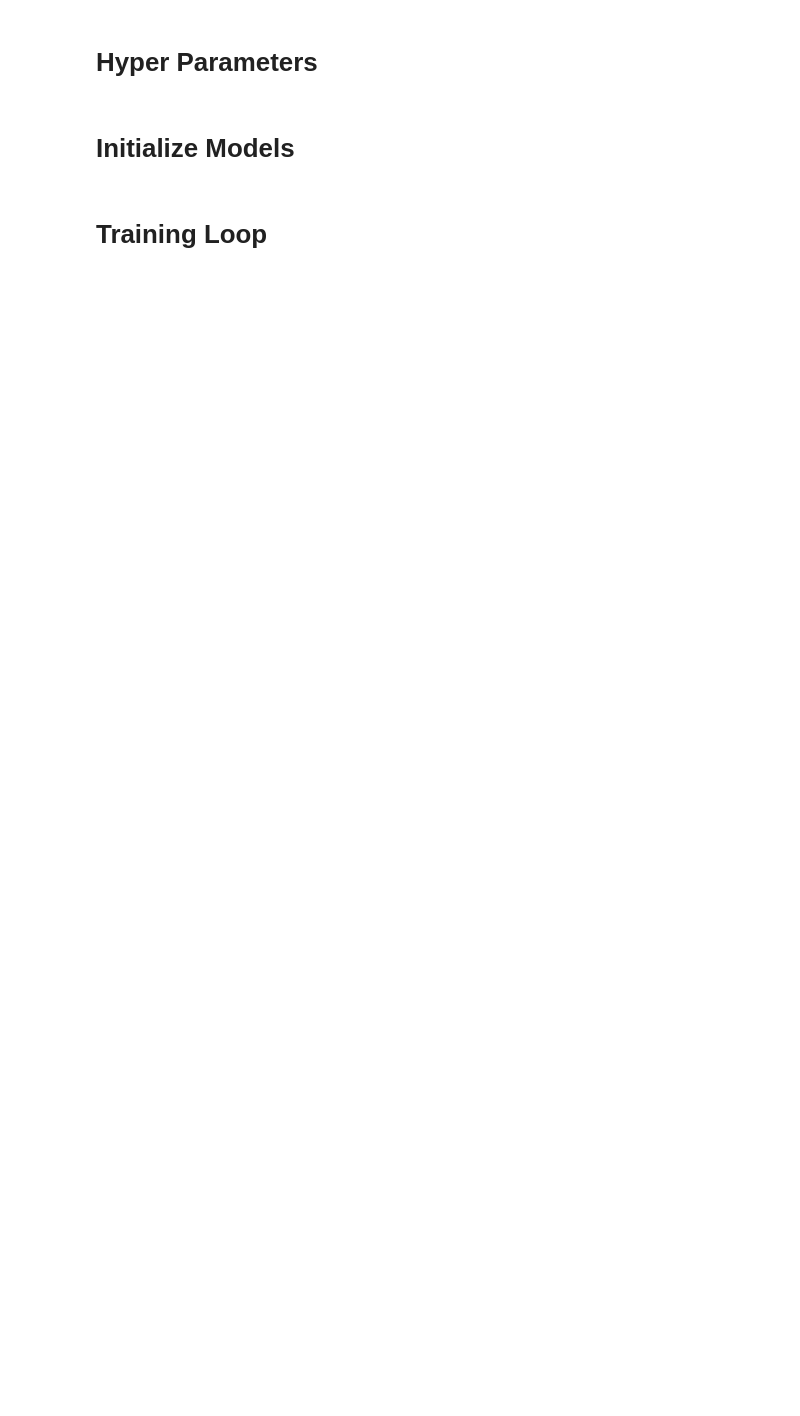
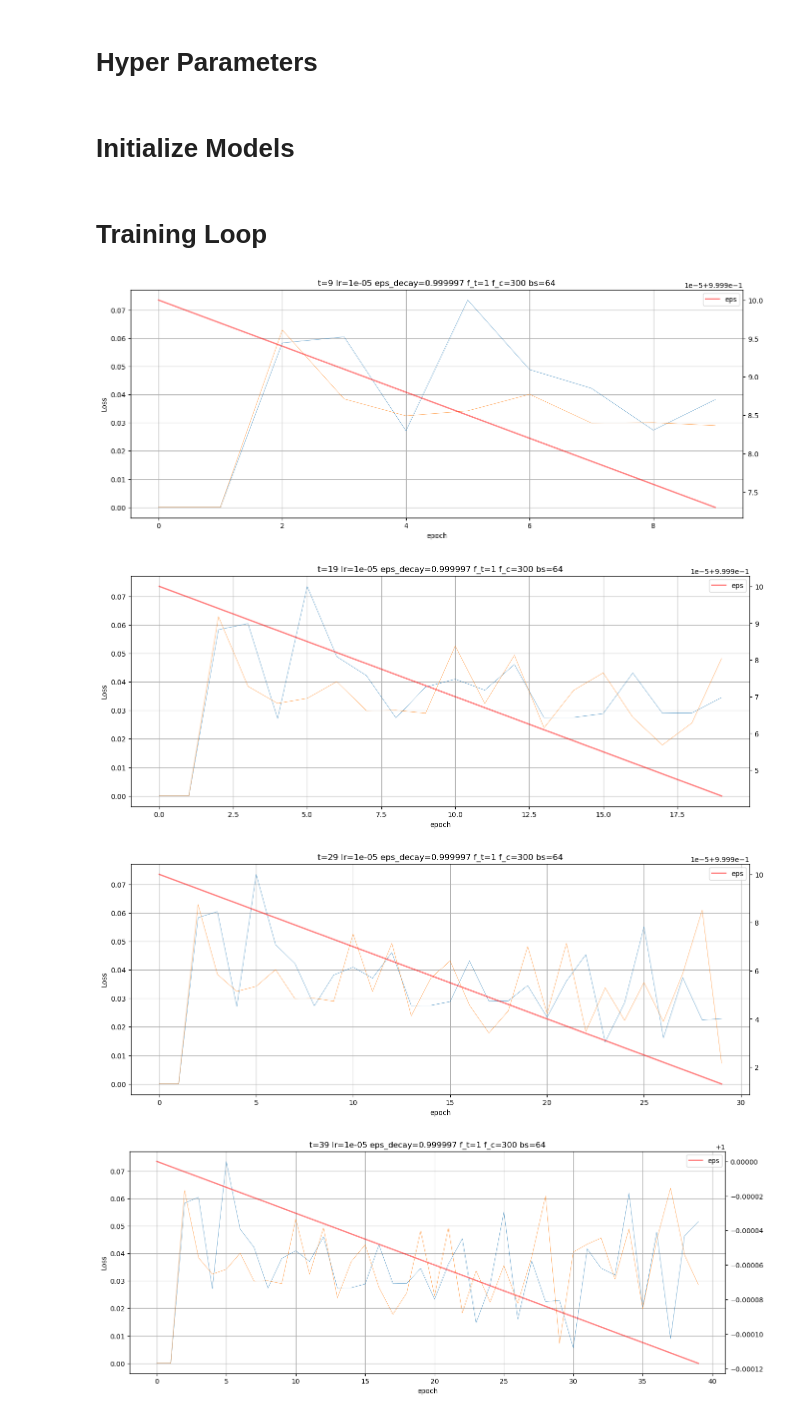
Before and after one commit to Wikcio1618/conn4-rl, a Jupyter notebook: lab.ipynb, the cells around one changed output. Saved outputs shown, nothing was run; the diff lists cells and outputs as text; code cells hidden in the pictures; blank space fills up the shorter version.

```diff
--- a/lab.ipynb
+++ b/lab.ipynb
@@ -33,7 +39,8 @@ import torch.nn as nn
 eps = 1
 eps_min = 0.1
 eps_decay = 0.999997
-epochs = 10**6
+buffer_size = 10**4
+epochs = 10**2
 batch_size = 64
 train_freq = 1
 target_update_freq = 300
@@ -119,33 +126,38 @@ for t in tqdm(range(epochs)):
 
     if not (t+1) % checkpoint_freq:
         stamp = datetime.now().strftime("%d%m%y-%H%M%S")
         for i, agent in enumerate(agents):
             if isinstance(agent, LearningAgent):
                 path = rf'logs/cp{(t+1)//checkpoint_freq}_agent{i}_{stamp}.pth'
-                torch.save(main_models, path)
+                torch.save(main_models[i], path)
 
         plt.figure(figsize=(16, 6))
         # plt.subplot(211)
         for i, agent in enumerate(agents):
             if isinstance(agent, LearningAgent):
-                plt.plot(times, losses[i], linewidth=1)
+                plt.plot(times, losses[i], linewidth=0.5, alpha=0.8)
         plt.xlabel("epoch")
         plt.ylabel("Loss")
         plt.grid()
         ax2 = plt.twinx()
-        ax2.plot(times, EPS, 'r-', label='eps')
+        ax2.plot(times, EPS, 'r-', label='eps', linewidth=2, alpha = 0.5)
         ax2.legend()
         plt.title(f't={t} lr={lr:.0e} eps_decay={eps_decay} f_t={train_freq} f_c={target_update_freq} bs={batch_size}')
 
         # plt.subplot(212)
         # plt.plot(eval_times, eval_qval1, 'o-', markersize=3, label=f'state 1')
         # plt.plot(eval_times, eval_qval2, 'o-', markersize=3, label=f'state 2')
         # plt.plot(eval_times, eval_qval3, 'o-', markersize=3, label=f'state 3')
         # plt.xlabel('time')
         # plt.ylabel('Q-val')
         # plt.legend()
         # plt.grid()
         plt.show()
 
     if eps > eps_min:
         eps *= eps_decay
+# %% [output]
+[figure, added]
+[figure, added]
+[figure, added]
+[figure, added]
```
Also changed, not shown: parts of 2 cells of this notebook, 34 other files.
